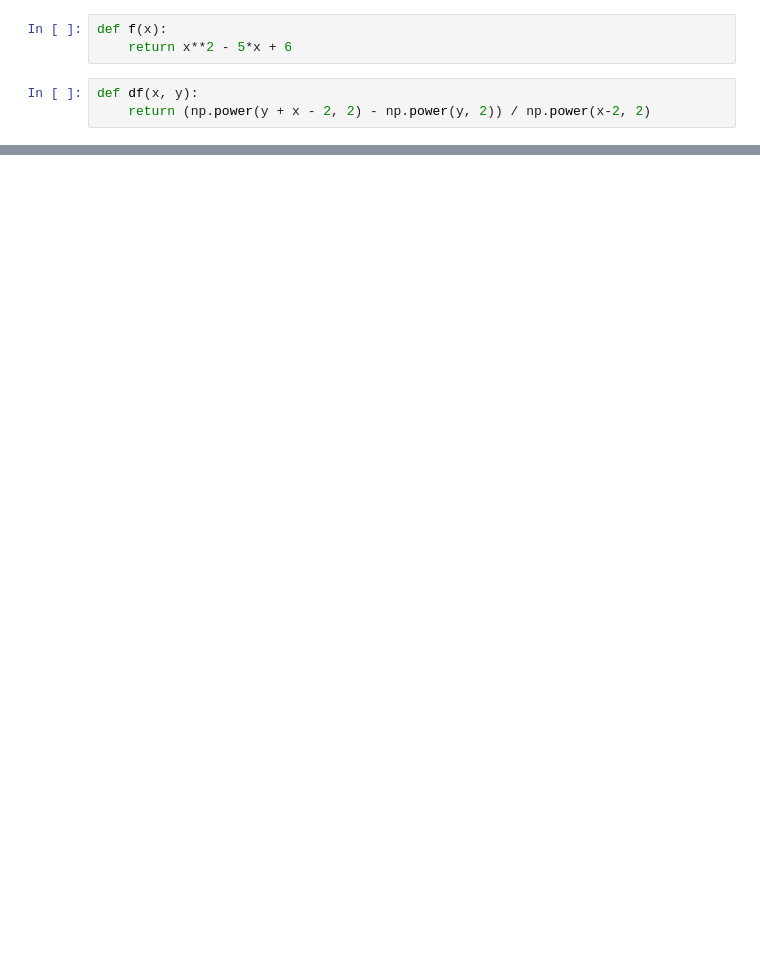
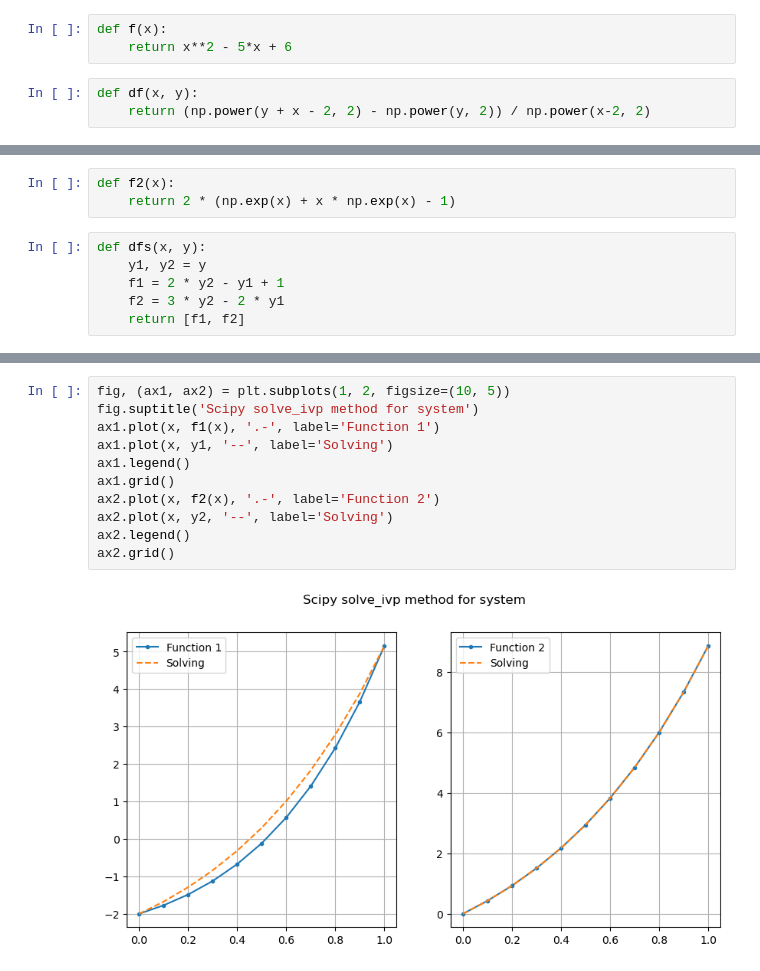
Before and after one commit to vitamin1312/Math-methods, a Jupyter notebook: lab7/main.ipynb, the cells around one changed output, grey strips where cells are left out. Cells and saved outputs as stored; diff of their text form; blank space fills up the shorter version.

```diff
--- a/lab7/main.ipynb
+++ b/lab7/main.ipynb
@@ -10,0 +21,9 @@ def df(x, y):
+# %%
+def f2(x):
+    return 2 * (np.exp(x) + x * np.exp(x) - 1)
+# %%
+def dfs(x, y):
+    y1, y2 = y
+    f1 = 2 * y2 - y1 + 1
+    f2 = 3 * y2 - 2 * y1
+    return [f1, f2]
@@ -33,0 +58,13 @@ plt.grid()
+# %%
+fig, (ax1, ax2) = plt.subplots(1, 2, figsize=(10, 5))
+fig.suptitle('Scipy solve_ivp method for system')
+ax1.plot(x, f1(x), '.-', label='Function 1')
+ax1.plot(x, y1, '--', label='Solving')
+ax1.legend()
+ax1.grid()
+ax2.plot(x, f2(x), '.-', label='Function 2')
+ax2.plot(x, y2, '--', label='Solving')
+ax2.legend()
+ax2.grid()
+# %% [output]
+[figure, added]
```
Also changed, not shown: parts of 14 cells of this notebook, 16 other files.
